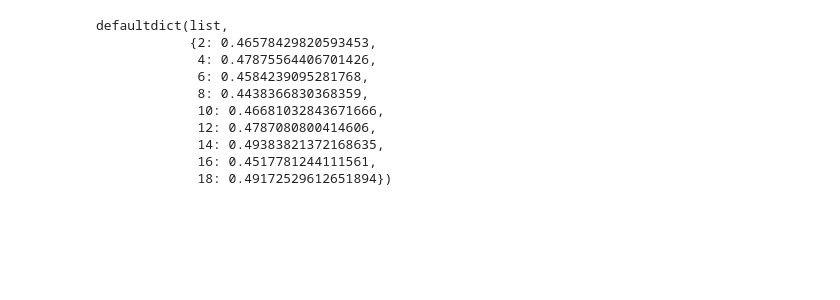
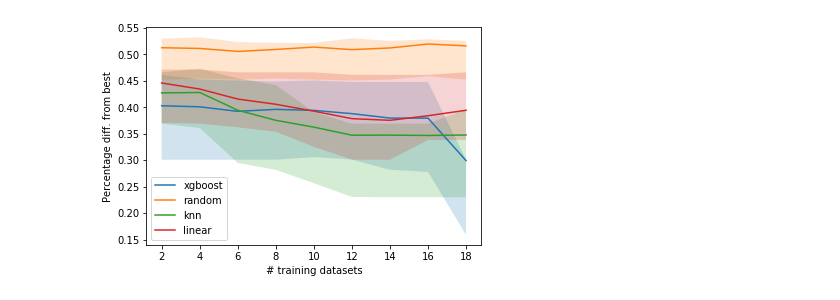
Before and after one commit to naszilla/reczilla, a Jupyter notebook: RecSys2019_DeepLearning_Evaluation/ReczillaClassifier/plots/perf_vs_datasets_plot.ipynb, the cells around one changed output. Drawn from its saved outputs; the diff is of its cells as text; code cells hidden in the pictures; blank space fills up the shorter version.

```diff
--- a/RecSys2019_DeepLearning_Evaluation/ReczillaClassifier/plots/perf_vs_datasets_plot.ipynb
+++ b/RecSys2019_DeepLearning_Evaluation/ReczillaClassifier/plots/perf_vs_datasets_plot.ipynb
@@ -1 +5,8 @@
+# %%
+import pickle
+from typing import DefaultDict
+import numpy as np
+import matplotlib.pyplot as plt
+import matplotlib
+matplotlib.rcParams['pdf.fonttype'] = 42
 # %%
@@ -27,13 +45,0 @@ for model in models:
-# %%
-results_per_model['random']
-# %% [output]
-defaultdict(list,
-            {2: 0.46578429820593453,
-             4: 0.47875564406701426,
-             6: 0.4584239095281768,
-             8: 0.4438366830368359,
-             10: 0.46681032843671666,
-             12: 0.4787080800414606,
-             14: 0.49383821372168635,
-             16: 0.4517781244111561,
-             18: 0.49172529612651894})
@@ -42 +46,17 @@ import matplotlib.pyplot as plt
+# %%
+# plot with fill between 40-60% of trials
+x = [i for i in range(2, 20, 2)]
+
+for i,model in enumerate(models):
+
+    plt.plot(x, means[model], label = model)
+    plt.fill_between(x, p1s[model], p3s[model], alpha=0.2)
+plt.legend()
+plt.xlabel('# training datasets')
+plt.ylabel('Percentage diff. from best')
+
+plt.savefig('saved_plots/perf_vs_datasets_plot.png', dpi=160)
+plt.show()
+# %% [output]
+[figure, added]
 # %%
```
Also changed, not shown: parts of 9 cells of this notebook.
